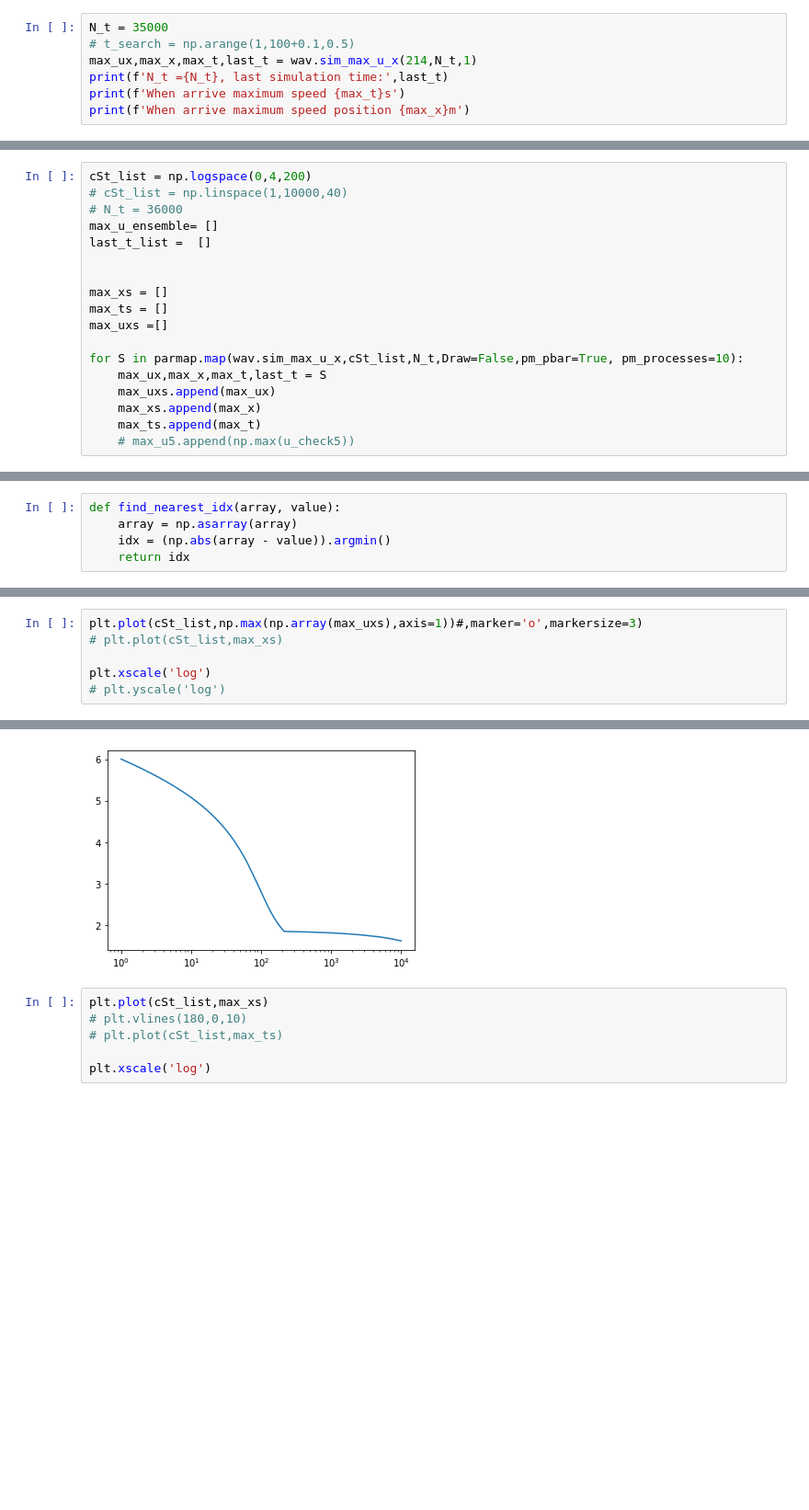
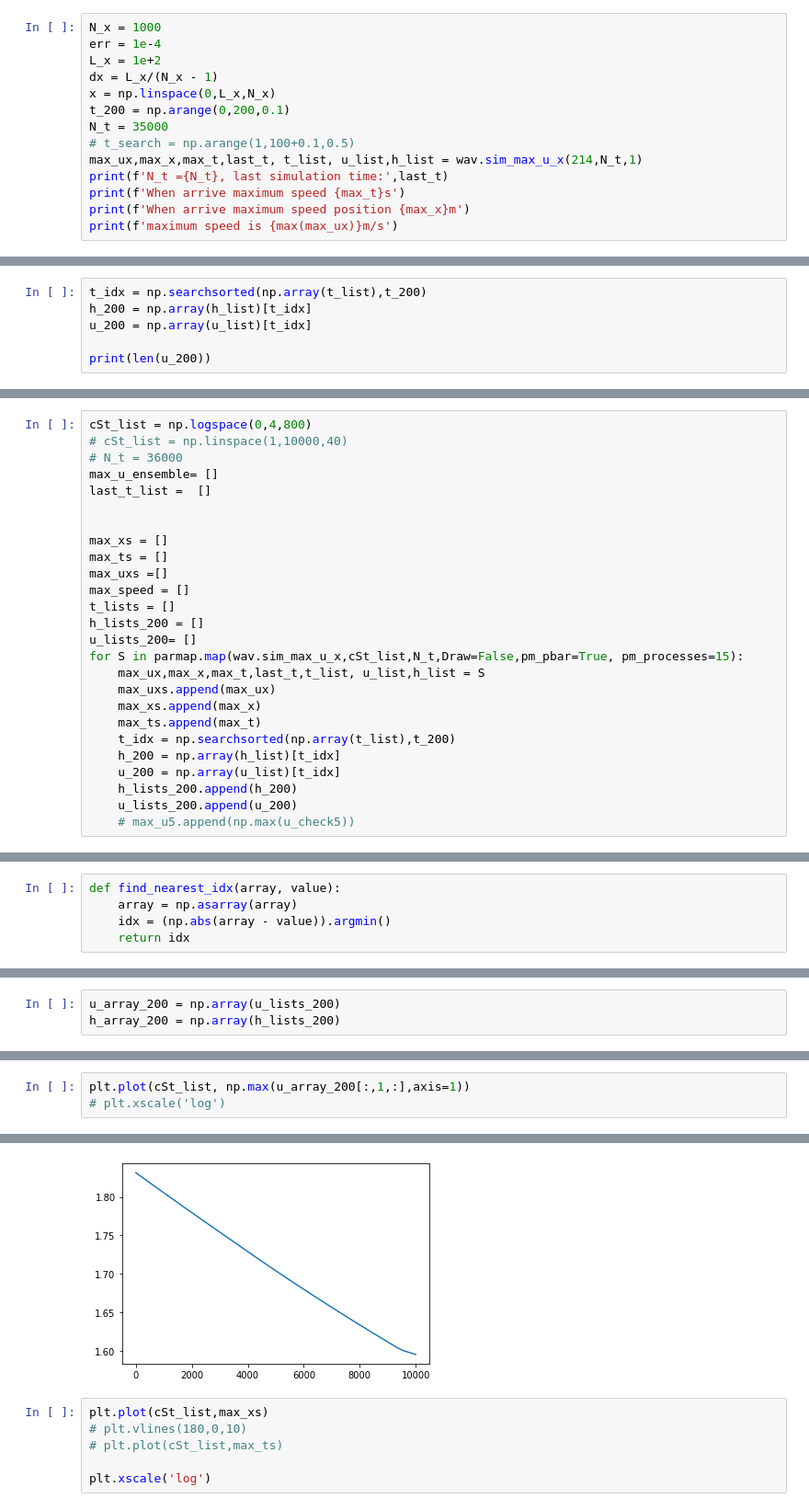
Before and after one commit to Gug-Young/Shallow_water_with_viscosity, a Jupyter notebook: Multiprocess test.ipynb, the cells around one changed output, grey strips where cells are left out. Shown at 92% size. Drawn from its saved outputs; the diff is of its cells as text; blank space fills up the shorter version.

```diff
--- a/Multiprocess test.ipynb
+++ b/Multiprocess test.ipynb
@@ -149,10 +209,17 @@ import numpy as np
 import matplotlib.pyplot as plt
 from scipy.optimize import curve_fit
 # %%
+N_x = 1000
+err = 1e-4
+L_x = 1e+2
+dx = L_x/(N_x - 1)
+x = np.linspace(0,L_x,N_x)
+t_200 = np.arange(0,200,0.1)
 N_t = 35000
 # t_search = np.arange(1,100+0.1,0.5)
-max_ux,max_x,max_t,last_t = wav.sim_max_u_x(214,N_t,1)
+max_ux,max_x,max_t,last_t, t_list, u_list,h_list = wav.sim_max_u_x(214,N_t,1)
 print(f'N_t ={N_t}, last simulation time:',last_t)
 print(f'When arrive maximum speed {max_t}s')
 print(f'When arrive maximum speed position {max_x}m')
+print(f'maximum speed is {max(max_ux)}m/s')
 # %% [output]
@@ -168,0 +231,6 @@ x = np.linspace(0,L_x,N_x)
+# %%
+t_idx = np.searchsorted(np.array(t_list),t_200)
+h_200 = np.array(h_list)[t_idx]
+u_200 = np.array(u_list)[t_idx]
+
+print(len(u_200))
@@ -169,5 +239,5 @@ x = np.linspace(0,L_x,N_x)
 # %%
-cSt_list = np.logspace(0,4,200)
+cSt_list = np.logspace(0,4,800)
 # cSt_list = np.linspace(1,10000,40)
 # N_t = 36000
 max_u_ensemble= []
@@ -177,10 +247,18 @@ last_t_list =  []
 max_xs = []
 max_ts = []
 max_uxs =[]
-
-for S in parmap.map(wav.sim_max_u_x,cSt_list,N_t,Draw=False,pm_pbar=True, pm_processes=10):
-    max_ux,max_x,max_t,last_t = S
+max_speed = []
+t_lists = []
+h_lists_200 = []
+u_lists_200= []
+for S in parmap.map(wav.sim_max_u_x,cSt_list,N_t,Draw=False,pm_pbar=True, pm_processes=15):
+    max_ux,max_x,max_t,last_t,t_list, u_list,h_list = S
     max_uxs.append(max_ux)
     max_xs.append(max_x)
     max_ts.append(max_t)
+    t_idx = np.searchsorted(np.array(t_list),t_200)
+    h_200 = np.array(h_list)[t_idx]
+    u_200 = np.array(u_list)[t_idx]
+    h_lists_200.append(h_200)
+    u_lists_200.append(u_200)
     # max_u5.append(np.max(u_check5))
@@ -219,0 +324,3 @@ np.max(np.array(max_uxs),axis=1).shape
+# %%
+u_array_200 = np.array(u_lists_200)
+h_array_200 = np.array(h_lists_200)
@@ -220,7 +347,4 @@ np.max(np.array(max_uxs),axis=1).shape
 # %%
-plt.plot(cSt_list,np.max(np.array(max_uxs),axis=1))#,marker='o',markersize=3)
-# plt.plot(cSt_list,max_xs)
-
-plt.xscale('log')
-# plt.yscale('log')
+plt.plot(cSt_list, np.max(u_array_200[:,1,:],axis=1))
+# plt.xscale('log')
 # %% [output]
@@ -227,4 +352,4 @@ plt.xscale('log')
-[figure, old version]
+[figure, new version]
 # %%
 plt.plot(cSt_list,max_xs)
 # plt.vlines(180,0,10)
```
Also changed, not shown: parts of 40 cells of this notebook, 13 other files.
